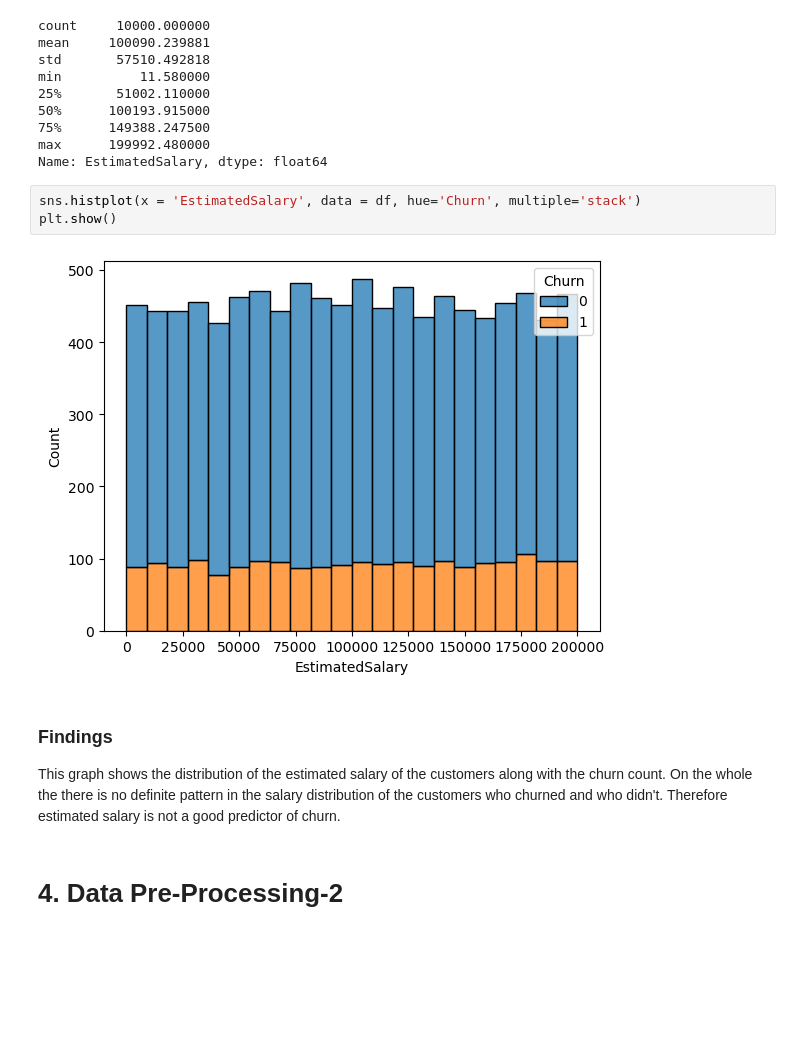
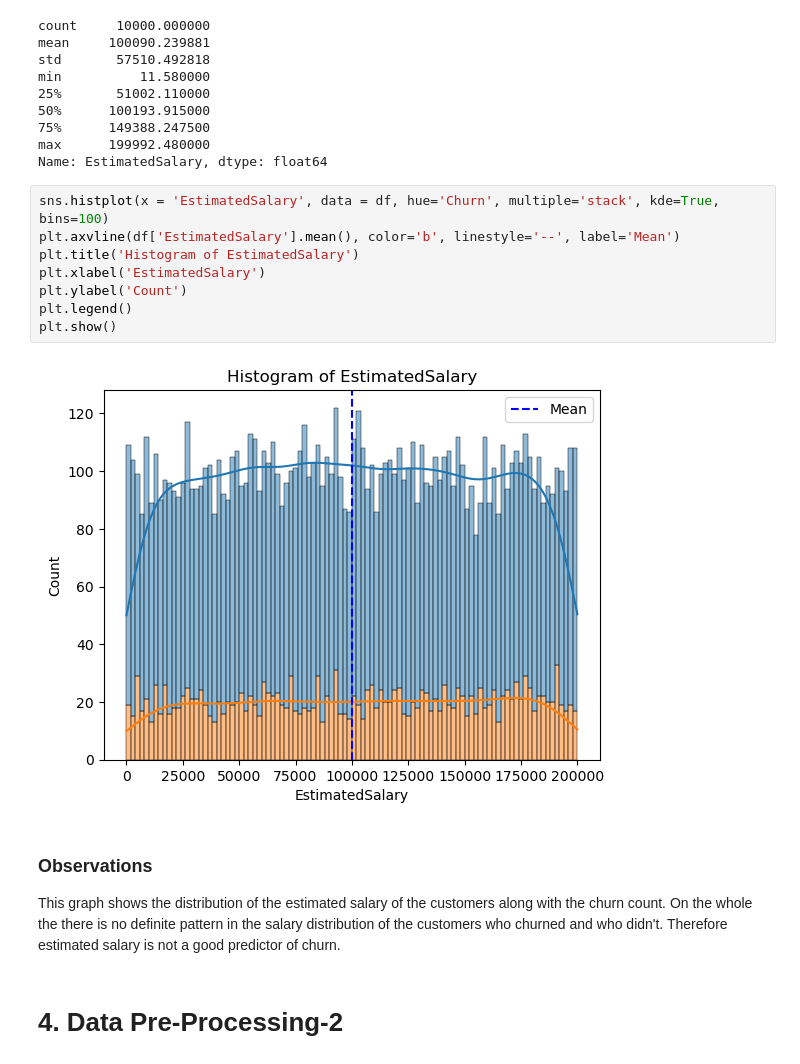
Before and after one commit to fitrijamsari/Data-Science-Projects, a Jupyter notebook: 04_Customer Churn Prediction/customer-churn-prediction_v2.ipynb, the cells around one changed output. Drawn from its saved outputs; the diff is of its cells as text; blank space fills up the shorter version.

```diff
--- a/04_Customer Churn Prediction/customer-churn-prediction_v2.ipynb
+++ b/04_Customer Churn Prediction/customer-churn-prediction_v2.ipynb
@@ -831,12 +938,17 @@ min          11.580000
 max      199992.480000
 Name: EstimatedSalary, dtype: float64
 # %%
-sns.histplot(x = 'EstimatedSalary', data = df, hue='Churn', multiple='stack')
+sns.histplot(x = 'EstimatedSalary', data = df, hue='Churn', multiple='stack', kde=True, bins=100)
+plt.axvline(df['EstimatedSalary'].mean(), color='b', linestyle='--', label='Mean')
+plt.title('Histogram of EstimatedSalary')
+plt.xlabel('EstimatedSalary')
+plt.ylabel('Count')
+plt.legend()
 plt.show()
 # %% [output]
-[figure, old version]
+[figure, new version]
 # %% [markdown]
-### Findings
+### Observations
 
 This graph shows the distribution of the estimated salary of the customers along with the churn count. On the whole the there is no definite pattern in the salary distribution of the customers who churned and who didn't. Therefore estimated salary is not a good predictor of churn.
 # %% [markdown]
```
Also changed, not shown: parts of 70 cells of this notebook, 5 other files.
